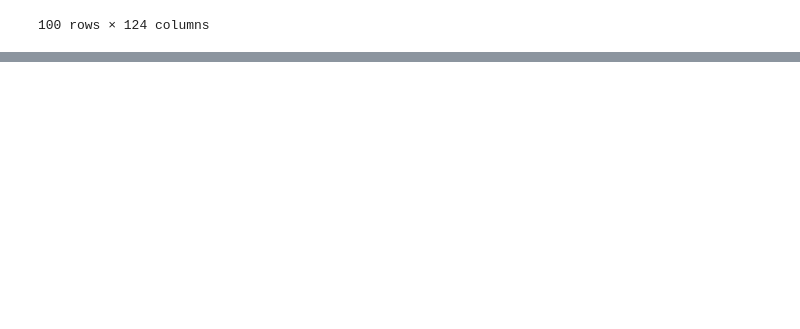
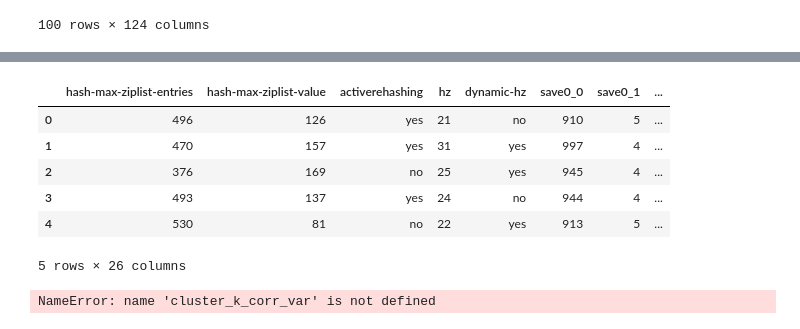
Before and after one commit to addb-swstarlab/Redis-Parameter-Grouping-BO, a Jupyter notebook: knobs확인v1_normally.ipynb, the cells around one changed output, grey strips where cells are left out. Cells and saved outputs as stored; diff of their text form; code cells hidden in the pictures; blank space fills up the shorter version.

```diff
--- a/knobs확인v1_normally.ipynb
+++ b/knobs확인v1_normally.ipynb
@@ -317,0 +412,10 @@ def corr_outel(col):
+# %%
+dataset.head()
+# %% [output]
+|  | hash-max-ziplist-entries | hash-max-ziplist-value | activerehashing | hz | dynamic-hz | save0_0 | save0_1 | ... |
+| 0 | 496 | 126 | yes | 21 | no | 910 | 5 | ... |
+| 1 | 470 | 157 | yes | 31 | yes | 997 | 4 | ... |
+| 2 | 376 | 169 | no | 25 | yes | 945 | 4 | ... |
+| 3 | 493 | 137 | yes | 24 | no | 944 | 4 | ... |
+| 4 | 530 | 81 | no | 22 | yes | 913 | 5 | ... |
+5 rows × 26 columns
@@ -317,0 +448,6 @@ def corr_outel(col):
+# %%
+# 결과 데이터 프레임 생성
+# corr_result = pd.DataFrame(index = numeric)
+corr_result['cluster2'] = cluster_k_corr_var
+# %% [output]
+NameError: name 'cluster_k_corr_var' is not defined
```
Also changed, not shown: parts of 20 cells of this notebook, 5 other files.
